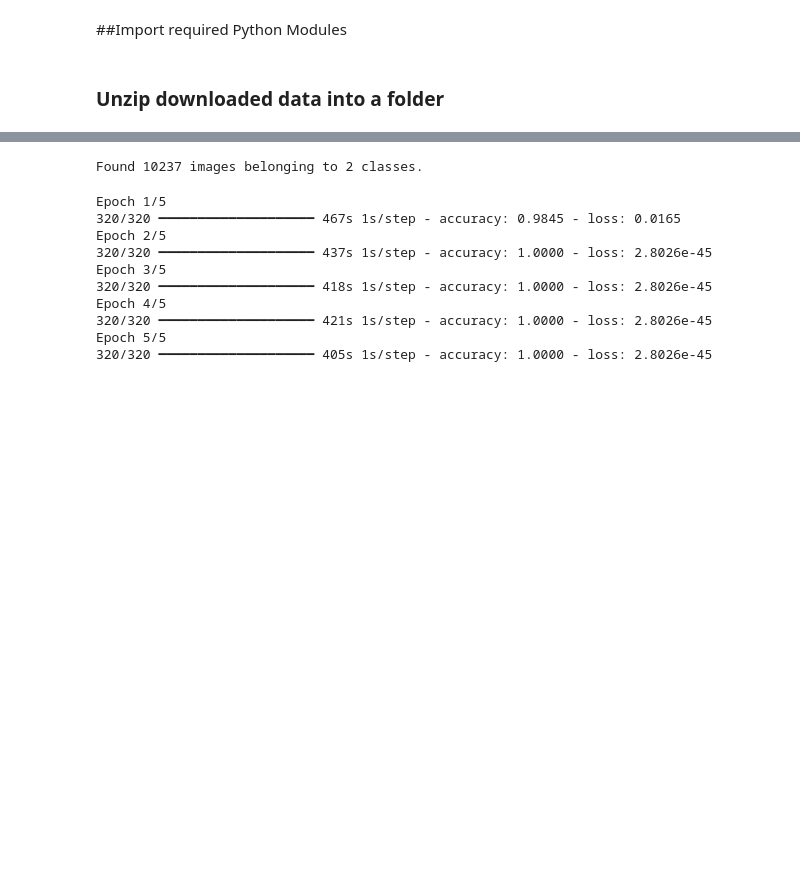
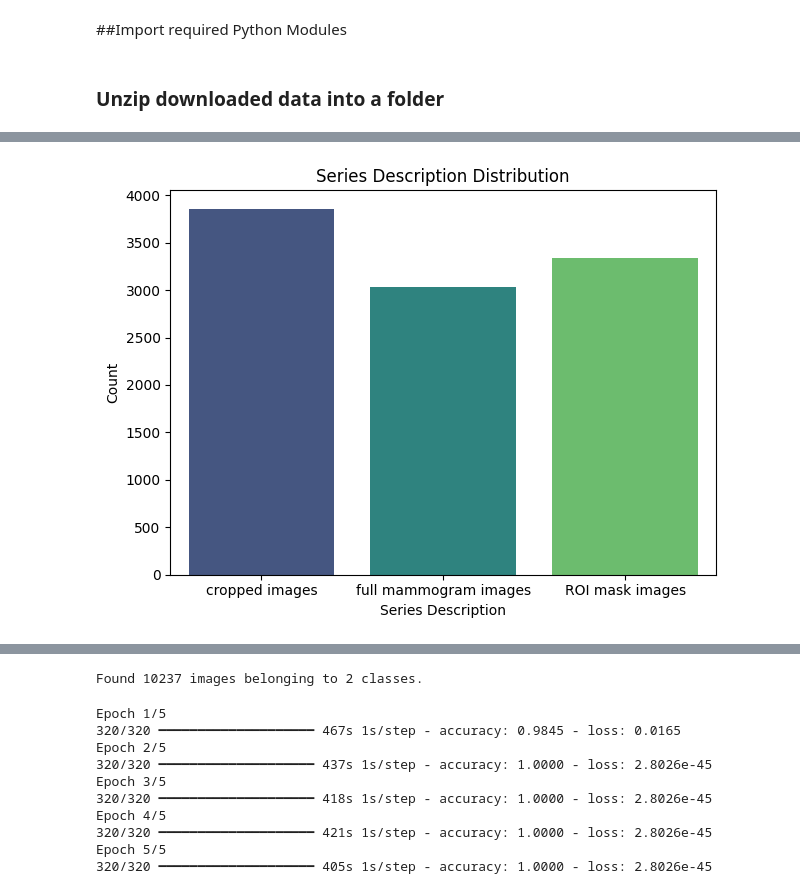
Before and after one commit to purnachand1186/Breast_Cancer_Analysis_ML, a Jupyter notebook: 2_Evaluation_ML_Breast_Cancer.ipynb, the cells around one changed output, grey strips where cells are left out. Drawn from its saved outputs; the diff is of its cells as text; code cells hidden in the pictures; blank space fills up the shorter version.

```diff
--- a/2_Evaluation_ML_Breast_Cancer.ipynb
+++ b/2_Evaluation_ML_Breast_Cancer.ipynb
@@ -396,0 +424,3 @@ with zipfile.ZipFile('cbis-ddsm-breast-cancer-image-dataset.zip', 'r') as zip_re
+# %%
+dicom_data = pd.read_csv('cbis_ddsm_image_data/csv/dicom_info.csv')
+dicom_data.head()
@@ -396,0 +479,8 @@ with zipfile.ZipFile('cbis-ddsm-breast-cancer-image-dataset.zip', 'r') as zip_re
+# %%
+#delete columns
+dicom_data.drop(['PatientSex', 'ReferringPhysicianName', 'StudyDate', 'PatientBirthDate','StudyTime','AccessionNumber'], axis=1, inplace=True)
+# %%
+#fill na values
+dicom_data['SeriesDescription'].fillna(method = 'bfill', axis = 0, inplace=True)
+dicom_data['Laterality'].fillna(method = 'bfill', axis = 0, inplace=True)
+dicom_data.isna().sum()
@@ -396,0 +518,12 @@ with zipfile.ZipFile('cbis-ddsm-breast-cancer-image-dataset.zip', 'r') as zip_re
+# %%
+# sort SeriesDescription column draw plot of series description column
+sns.countplot(x='SeriesDescription', data=dicom_data, palette='viridis', hue='SeriesDescription')
+# plt.xticks(rotation=45)
+plt.title('Series Description Distribution')
+plt.xlabel('Series Description')
+plt.ylabel('Count')
+plt.savefig('images/series_description_distribution.jpeg')
+plt.tight_layout()
+plt.show()
+# %% [output]
+[figure, added]
```
Also changed, not shown: parts of 33 cells of this notebook.
